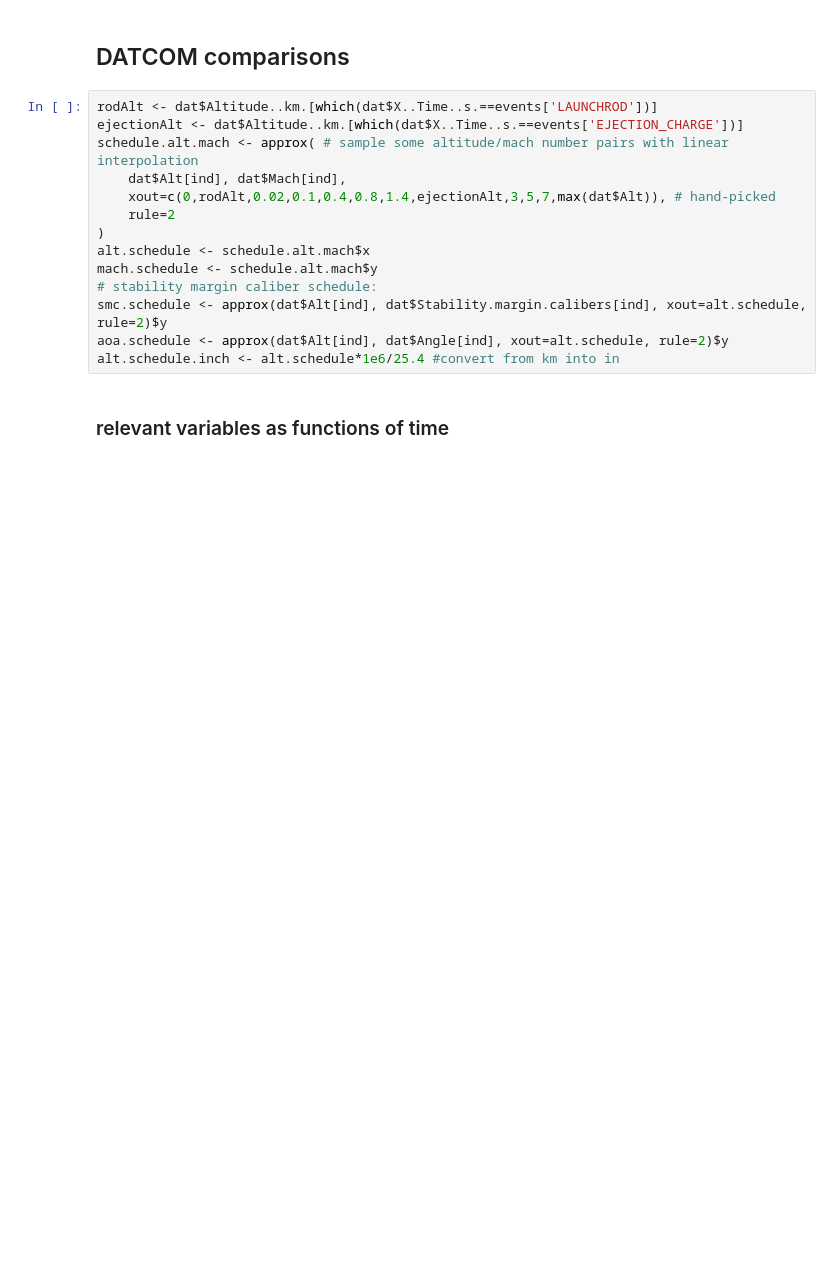
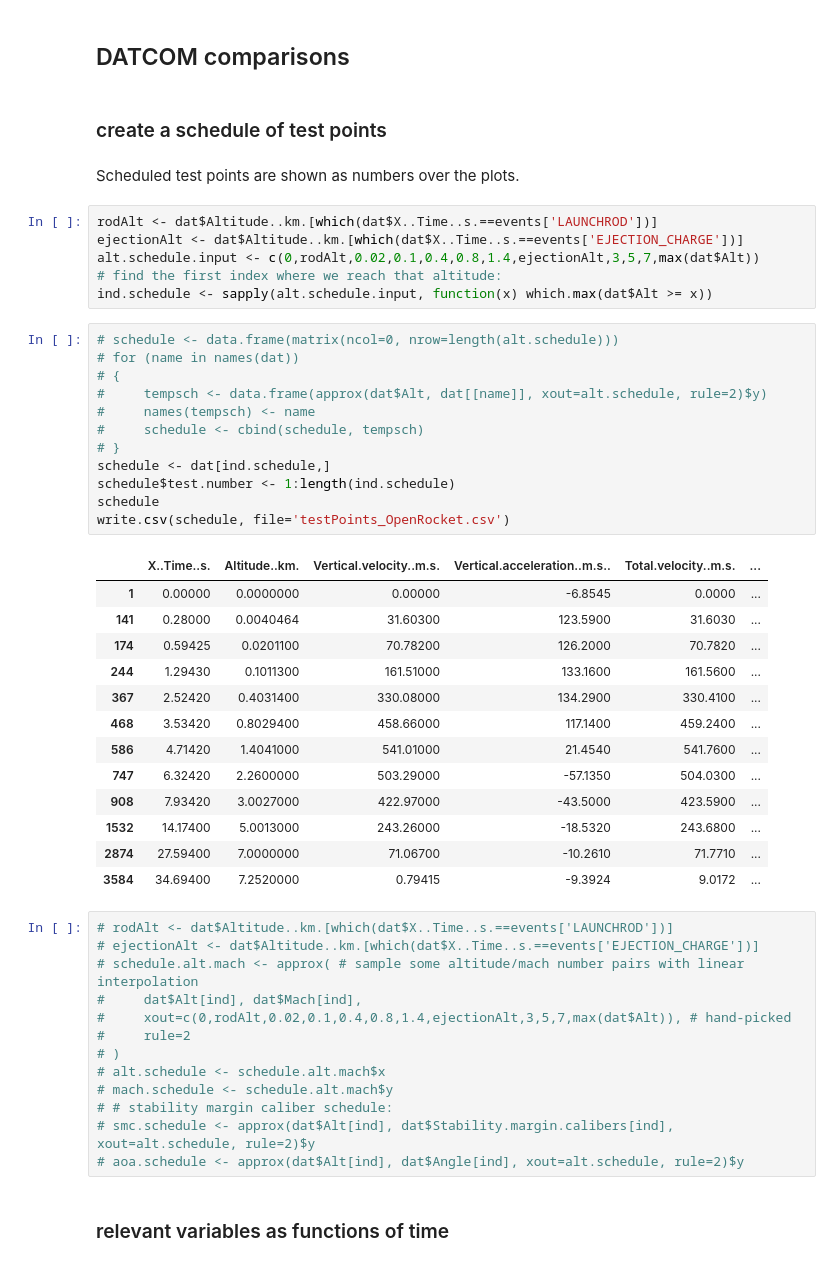
Before and after one commit to psas/lv3.0-airframe, a Jupyter notebook: sim/recoveryAnalysis.ipynb, the cells around one changed output. Saved outputs shown, nothing was run; the diff lists cells and outputs as text; blank space fills up the shorter version.

```diff
--- a/sim/recoveryAnalysis.ipynb
+++ b/sim/recoveryAnalysis.ipynb
@@ -88,20 +88,55 @@ abline(v=events, col=1:length(events))
 [figure]
 # %% [markdown]
 ## DATCOM comparisons
+# %% [markdown]
+### create a schedule of test points
+# %% [markdown]
+Scheduled test points are shown as numbers over the plots.
+# %%
+rodAlt <- dat$Altitude..km.[which(dat$X..Time..s.==events['LAUNCHROD'])]
+ejectionAlt <- dat$Altitude..km.[which(dat$X..Time..s.==events['EJECTION_CHARGE'])]
+alt.schedule.input <- c(0,rodAlt,0.02,0.1,0.4,0.8,1.4,ejectionAlt,3,5,7,max(dat$Alt))
+# find the first index where we reach that altitude:
+ind.schedule <- sapply(alt.schedule.input, function(x) which.max(dat$Alt >= x))
+# %%
+# schedule <- data.frame(matrix(ncol=0, nrow=length(alt.schedule)))
+# for (name in names(dat))
+# {
+#     tempsch <- data.frame(approx(dat$Alt, dat[[name]], xout=alt.schedule, rule=2)$y)
+#     names(tempsch) <- name
+#     schedule <- cbind(schedule, tempsch)
+# }
+schedule <- dat[ind.schedule,]
+schedule$test.number <- 1:length(ind.schedule)
+schedule
+write.csv(schedule, file='testPoints_OpenRocket.csv')
+# %% [output]
+|  | X..Time..s. | Altitude..km. | Vertical.velocity..m.s. | Vertical.acceleration..m.s.. | Total.velocity..m.s. | ... |
+| 1 | 0.00000 | 0.0000000 | 0.00000 | -6.8545 | 0.0000 | ... |
+| 141 | 0.28000 | 0.0040464 | 31.60300 | 123.5900 | 31.6030 | ... |
+| 174 | 0.59425 | 0.0201100 | 70.78200 | 126.2000 | 70.7820 | ... |
+| 244 | 1.29430 | 0.1011300 | 161.51000 | 133.1600 | 161.5600 | ... |
+| 367 | 2.52420 | 0.4031400 | 330.08000 | 134.2900 | 330.4100 | ... |
+| 468 | 3.53420 | 0.8029400 | 458.66000 | 117.1400 | 459.2400 | ... |
+| 586 | 4.71420 | 1.4041000 | 541.01000 | 21.4540 | 541.7600 | ... |
+| 747 | 6.32420 | 2.2600000 | 503.29000 | -57.1350 | 504.0300 | ... |
+| 908 | 7.93420 | 3.0027000 | 422.97000 | -43.5000 | 423.5900 | ... |
+| 1532 | 14.17400 | 5.0013000 | 243.26000 | -18.5320 | 243.6800 | ... |
+| 2874 | 27.59400 | 7.0000000 | 71.06700 | -10.2610 | 71.7710 | ... |
+| 3584 | 34.69400 | 7.2520000 | 0.79415 | -9.3924 | 9.0172 | ... |
 # %%
-rodAlt <- dat$Altitude..km.[which(dat$X..Time..s.==events['LAUNCHROD'])]
-ejectionAlt <- dat$Altitude..km.[which(dat$X..Time..s.==events['EJECTION_CHARGE'])]
-schedule.alt.mach <- approx( # sample some altitude/mach number pairs with linear interpolation
-    dat$Alt[ind], dat$Mach[ind],
-    xout=c(0,rodAlt,0.02,0.1,0.4,0.8,1.4,ejectionAlt,3,5,7,max(dat$Alt)), # hand-picked
-    rule=2
-)
-alt.schedule <- schedule.alt.mach$x
-mach.schedule <- schedule.alt.mach$y
-# stability margin caliber schedule:
-smc.schedule <- approx(dat$Alt[ind], dat$Stability.margin.calibers[ind], xout=alt.schedule, rule=2)$y
-aoa.schedule <- approx(dat$Alt[ind], dat$Angle[ind], xout=alt.schedule, rule=2)$y
-alt.schedule.inch <- alt.schedule*1e6/25.4 #convert from km into in
+# rodAlt <- dat$Altitude..km.[which(dat$X..Time..s.==events['LAUNCHROD'])]
+# ejectionAlt <- dat$Altitude..km.[which(dat$X..Time..s.==events['EJECTION_CHARGE'])]
+# schedule.alt.mach <- approx( # sample some altitude/mach number pairs with linear interpolation
+#     dat$Alt[ind], dat$Mach[ind],
+#     xout=c(0,rodAlt,0.02,0.1,0.4,0.8,1.4,ejectionAlt,3,5,7,max(dat$Alt)), # hand-picked
+#     rule=2
+# )
+# alt.schedule <- schedule.alt.mach$x
+# mach.schedule <- schedule.alt.mach$y
+# # stability margin caliber schedule:
+# smc.schedule <- approx(dat$Alt[ind], dat$Stability.margin.calibers[ind], xout=alt.schedule, rule=2)$y
+# aoa.schedule <- approx(dat$Alt[ind], dat$Angle[ind], xout=alt.schedule, rule=2)$y
 # %% [markdown]
 ### relevant variables as functions of time
 # %%
```
Also changed, not shown: parts of 4 cells of this notebook, 4 other files.
